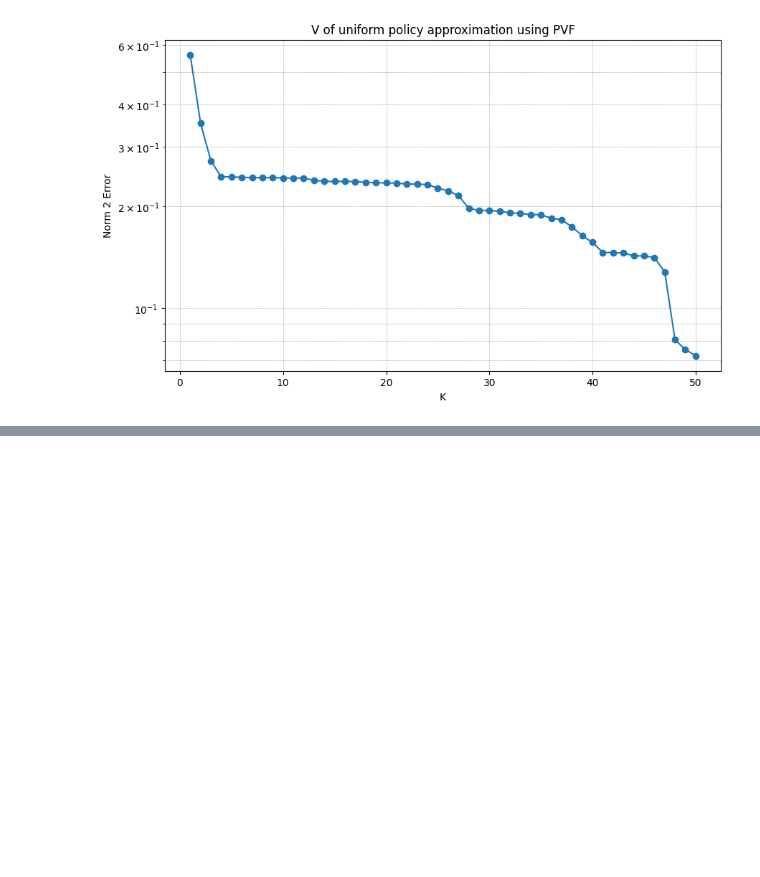
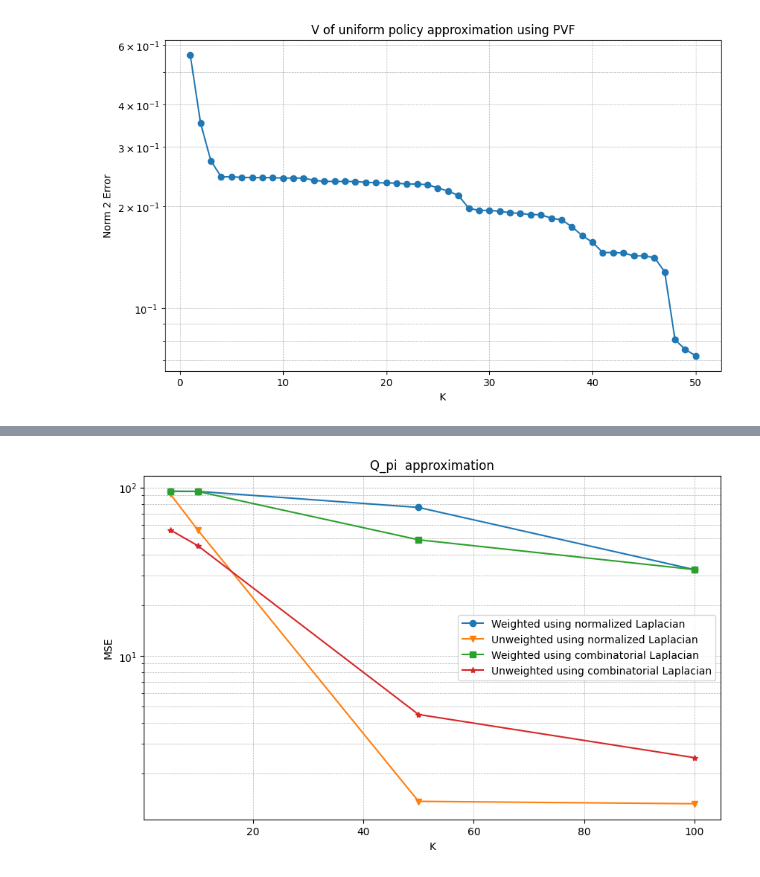
Before and after one commit to Kokcr3ator/Graph-based-exploration, a Jupyter notebook: example.ipynb, the cells around one changed output, grey strips where cells are left out. Drawn from its saved outputs; the diff is of its cells as text; code cells hidden in the pictures; blank space fills up the shorter version.

```diff
--- a/example.ipynb
+++ b/example.ipynb
@@ -161,0 +206,4 @@ plot_approximation_error(target_pi = random_stochastic_policy, weight_policy = r
+# %%
+plot_approximation_error(target_pi = random_deterministic_policy, weight_policy = random_deterministic_policy)
+# %% [output]
+[figure, added]
```
Also changed, not shown: parts of 16 cells of this notebook.
